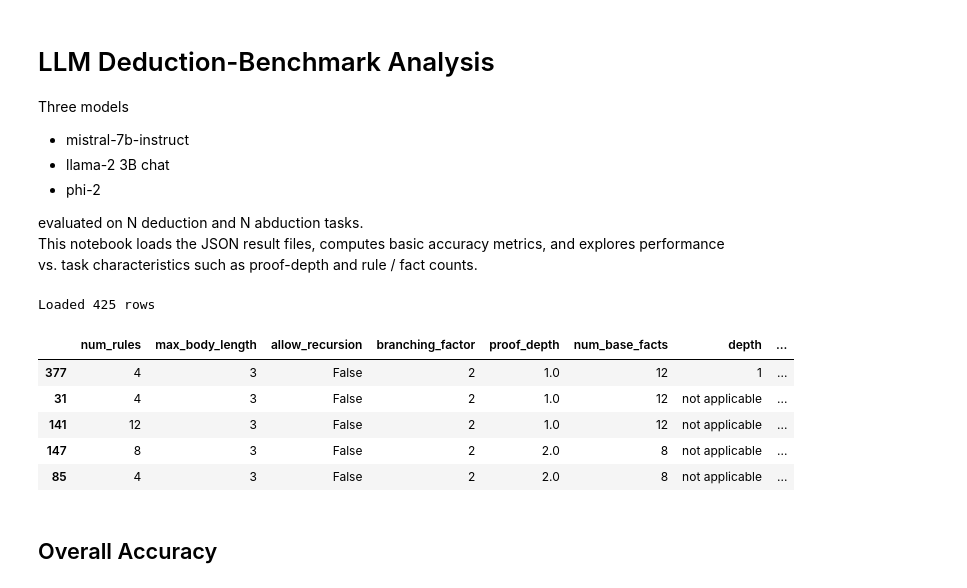
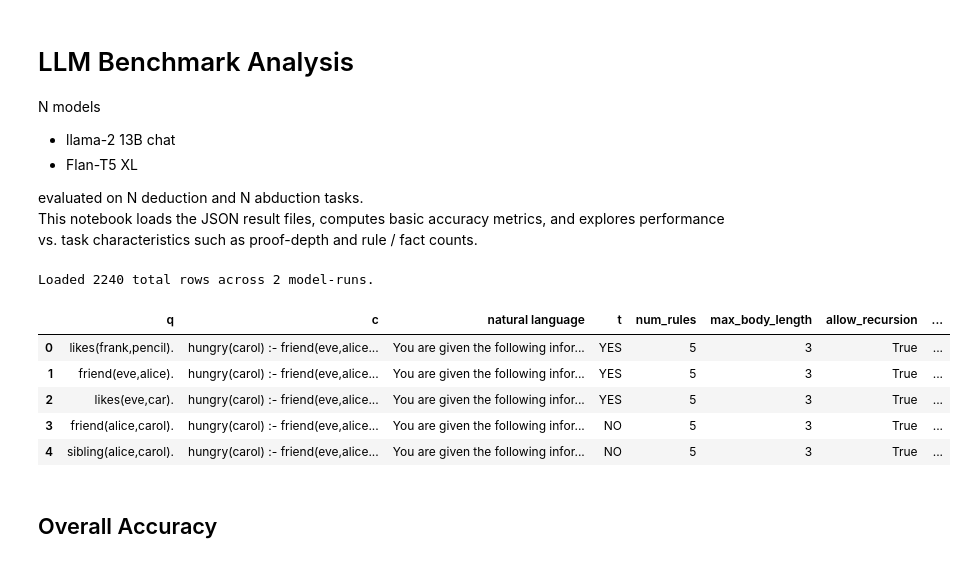
Before and after one commit to kar1shma/Final-Year-Project, a Jupyter notebook: results_analysis.ipynb, the cells around one changed output. Drawn from its saved outputs; the diff is of its cells as text; code cells hidden in the pictures.

```diff
--- a/results_analysis.ipynb
+++ b/results_analysis.ipynb
@@ -0,0 +3,20 @@
+# %%
+import json
+from collections import Counter
+
+tasks = json.load(open("benchmark.json"))
+print("Total tasks:", len(tasks))
+
+count = {
+  "num_rules":       Counter(t["metadata"]["num_rules"] for t in tasks),
+  "num_base_facts":  Counter(t["metadata"]["num_base_facts"] for t in tasks),
+  "proof_depth":     Counter(t["metadata"]["proof_depth"] for t in tasks),
+  "allow_recursion": Counter(t["metadata"]["allow_recursion"] for t in tasks),
+  "reasoning_type":  Counter(t["metadata"]["reasoning_type"] for t in tasks),
+  "label":           Counter(t["t"] for t in tasks),
+}
+
+for k, v in count.items():
+    print(f"\n{k}:")
+    for val, freq in sorted(v.items()):
+        print(f"  {val}: {freq}")
@@ -1,48 +41,47 @@
 # %% [markdown]
-# LLM Deduction-Benchmark Analysis
+# LLM Benchmark Analysis
 
-Three models
-* mistral-7b-instruct
-* llama-2 3B chat
-* phi-2
+N models
+* llama-2 13B chat
+* Flan-T5 XL
 
 evaluated on N deduction and N abduction tasks.
 This notebook loads the JSON result files, computes basic accuracy metrics, and explores performance vs. task characteristics such as proof-depth and rule / fact counts.
 # %%
 import json
 import pandas as pd
 import matplotlib.pyplot as plt
 import seaborn as sns
 from pathlib import Path
-from sklearn.utils import shuffle
 
 files = {
-    "mistral": Path("results/mistral_deduction_results.json"),
-    "llama" : Path("results/llama2_deduction_results.json"),
-    "phi": Path("results/phi2_deduction_results.json"),
+    # "llama2 (unshuffled)" : Path("llama2_results_unshuffled.json"),
+    # "llama2 (shuffled)" : Path("llama2_results_shuffled.json"),
+    "flan t5 xl (unshuffled)": Path("flan_t5_results_unshuffled.json"),
+    "flan t5 xl (shuffled)": Path("flan_t5_results_shuffled.json"),
+    # ADD OTHERS HERE WHEN HAVE RESULTS
 }
-# ------------------------------------------------------------------
 
 records = []
 for model, fp in files.items():
     with open(fp) as f:
         data = json.load(f)
     for d in data:
         records.append({**d, "model": model})
 
 df = pd.DataFrame(records)
-print(f"Loaded {df.shape[0]} rows")
+print(f"Loaded {df.shape[0]} total rows across {df['model'].nunique()} model-runs.\n")
 
 # df = shuffle(df)
 df.head()
 # %% [output]
-Loaded 425 rows
+Loaded 2240 total rows across 2 model-runs.
-|  | num_rules | max_body_length | allow_recursion | branching_factor | proof_depth | num_base_facts | depth | ... |
-| 377 | 4 | 3 | False | 2 | 1.0 | 12 | 1 | ... |
-| 31 | 4 | 3 | False | 2 | 1.0 | 12 | not applicable | ... |
-| 141 | 12 | 3 | False | 2 | 1.0 | 12 | not applicable | ... |
-| 147 | 8 | 3 | False | 2 | 2.0 | 8 | not applicable | ... |
-| 85 | 4 | 3 | False | 2 | 2.0 | 8 | not applicable | ... |
+|  | q | c | natural language | t | num_rules | max_body_length | allow_recursion | ... |
+| 0 | likes(frank,pencil). | hungry(carol) :- friend(eve,alice... | You are given the following infor... | YES | 5 | 3 | True | ... |
+| 1 | friend(eve,alice). | hungry(carol) :- friend(eve,alice... | You are given the following infor... | YES | 5 | 3 | True | ... |
+| 2 | likes(eve,car). | hungry(carol) :- friend(eve,alice... | You are given the following infor... | YES | 5 | 3 | True | ... |
+| 3 | friend(alice,carol). | hungry(carol) :- friend(eve,alice... | You are given the following infor... | NO | 5 | 3 | True | ... |
+| 4 | sibling(alice,carol). | hungry(carol) :- friend(eve,alice... | You are given the following infor... | NO | 5 | 3 | True | ... |
 # %% [markdown]
 ## Overall Accuracy
 # %%
```
Also changed, not shown: parts of 20 cells of this notebook, 1 other file.
